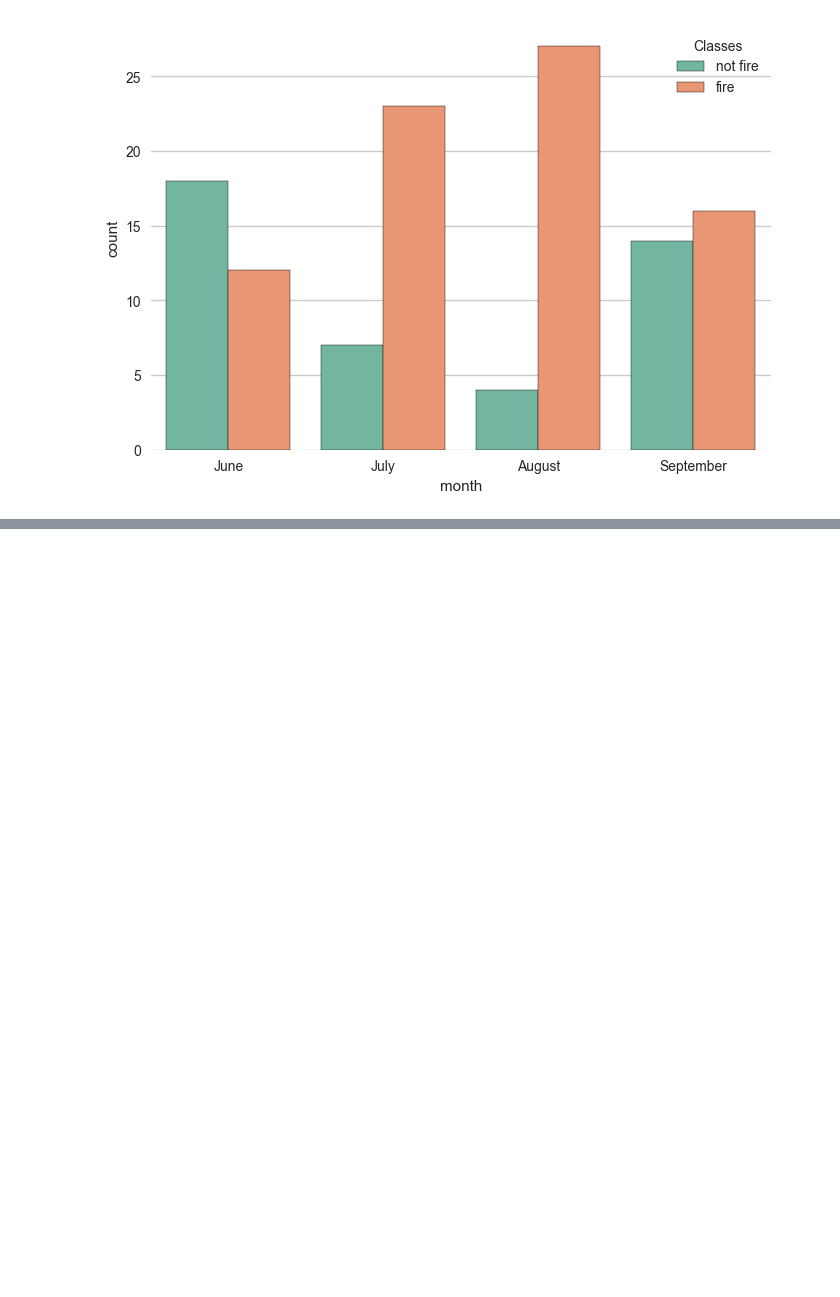
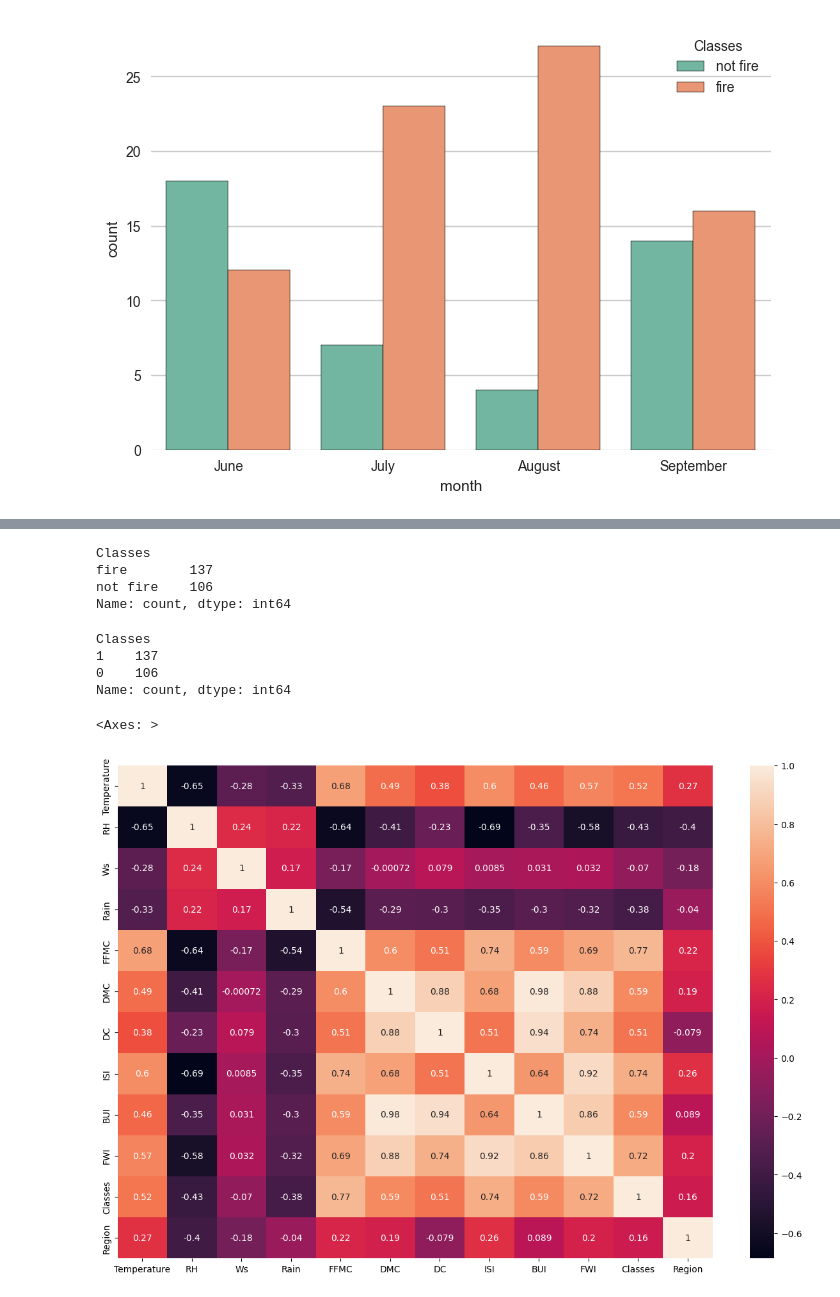
Before and after one commit to akashprap/ML-Practice, a Jupyter notebook: eda-algerian-forestfire.ipynb, the cells around one changed output, grey strips where cells are left out. Cells and saved outputs as stored; diff of their text form; code cells hidden in the pictures; blank space fills up the shorter version.

```diff
--- a/eda-algerian-forestfire.ipynb
+++ b/eda-algerian-forestfire.ipynb
@@ -411,0 +432,3 @@ plt.show()
+# %%
+df=df.drop(['day','month','year'], axis=1)
+df
@@ -411,0 +449,23 @@ plt.show()
+# %%
+df['Classes'].value_counts()
+# %% [output]
+Classes
+fire        137
+not fire    106
+Name: count, dtype: int64
+# %%
+df['Classes']=np.where(df['Classes']=='fire',1,0)
+# %%
+df['Classes'].value_counts()
+# %% [output]
+Classes
+1    137
+0    106
+Name: count, dtype: int64
+# %%
+plt.figure(figsize=(15,10))
+sns.heatmap(df.corr().T,annot=True)
+# plt.show()
+# %% [output]
+<Axes: >
+[figure, added]
```
Also changed, not shown: parts of 11 cells of this notebook, 1 other file.
